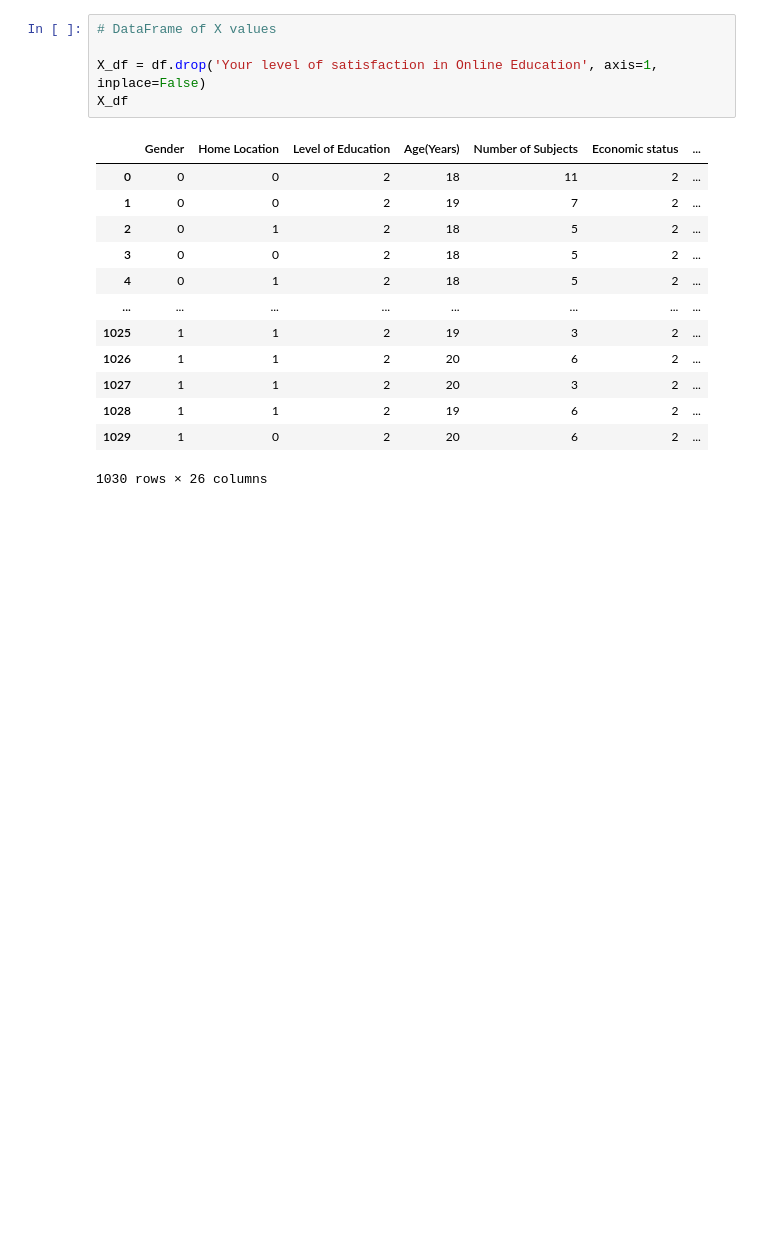
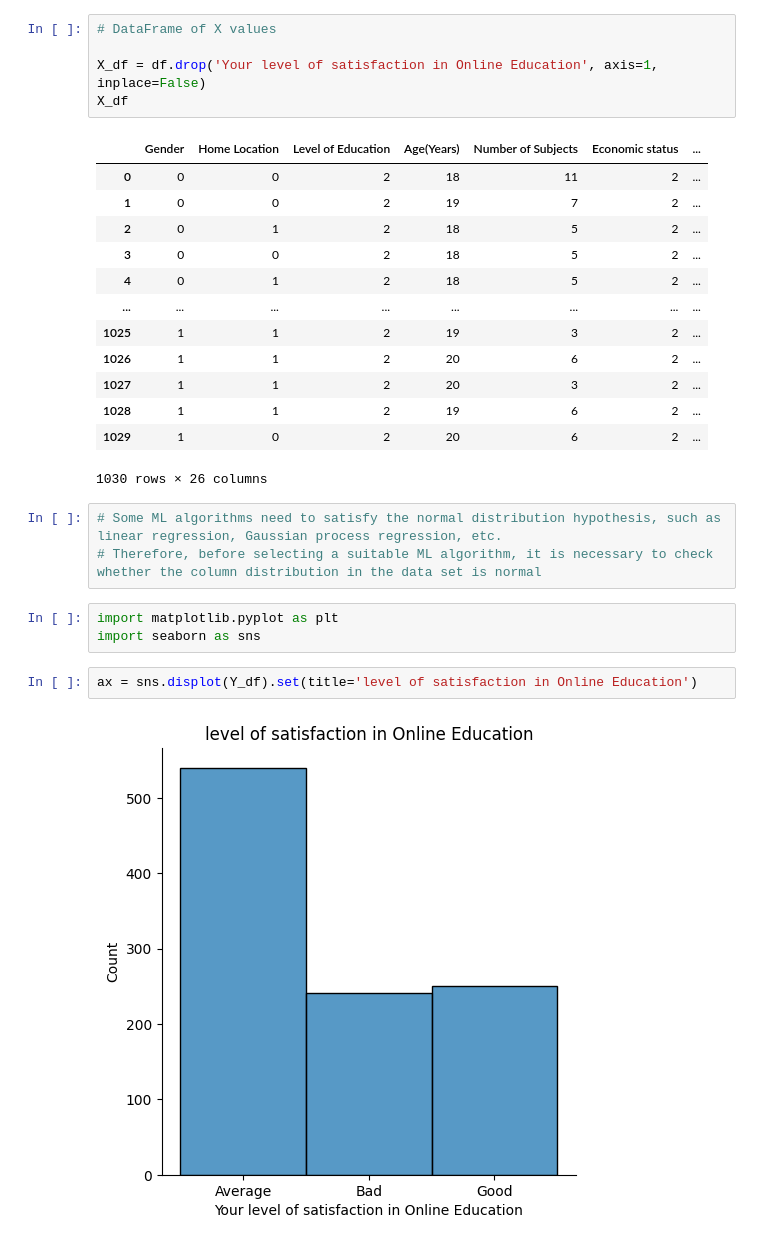
Before and after one commit to BugYale/Data-science-PMA, a Jupyter notebook: PMA.ipynb, the cells around one changed output. Cells and saved outputs as stored; diff of their text form; blank space fills up the shorter version.

```diff
--- a/PMA.ipynb
+++ b/PMA.ipynb
@@ -201,3 +201,13 @@ X_df
 | 1028 | 1 | 1 | 2 | 19 | 6 | 2 | ... |
 | 1029 | 1 | 0 | 2 | 20 | 6 | 2 | ... |
 1030 rows × 26 columns
+# %%
+# Some ML algorithms need to satisfy the normal distribution hypothesis, such as linear regression, Gaussian process regression, etc.
+# Therefore, before selecting a suitable ML algorithm, it is necessary to check whether the column distribution in the data set is normal
+# %%
+import matplotlib.pyplot as plt
+import seaborn as sns
+# %%
+ax = sns.displot(Y_df).set(title='level of satisfaction in Online Education')
+# %% [output]
+[figure, added]
```
Also changed, not shown: parts of 2 cells of this notebook.
